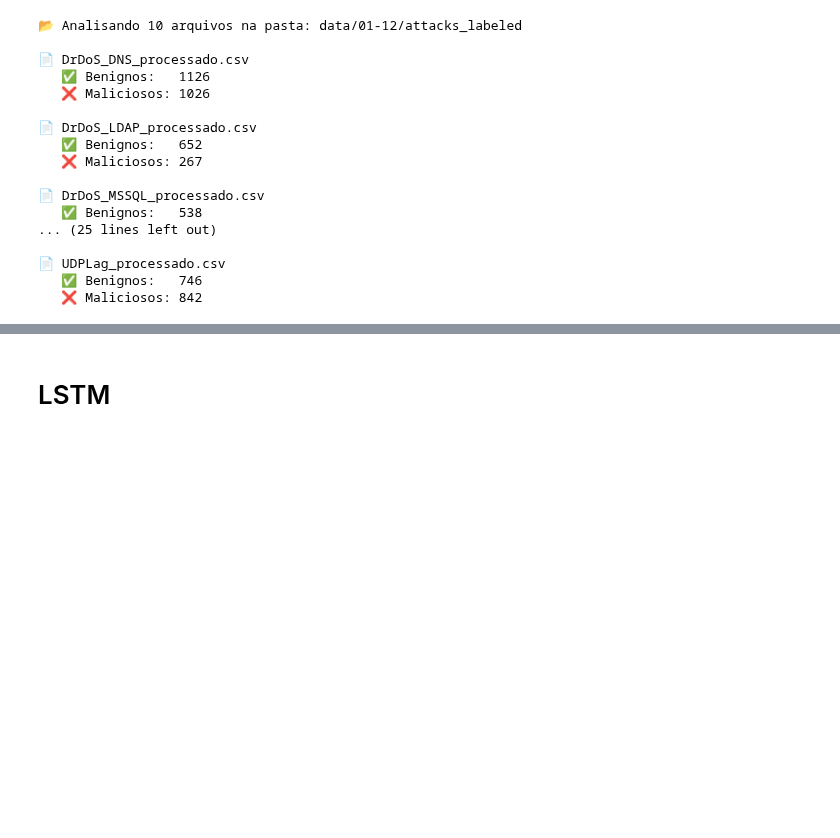
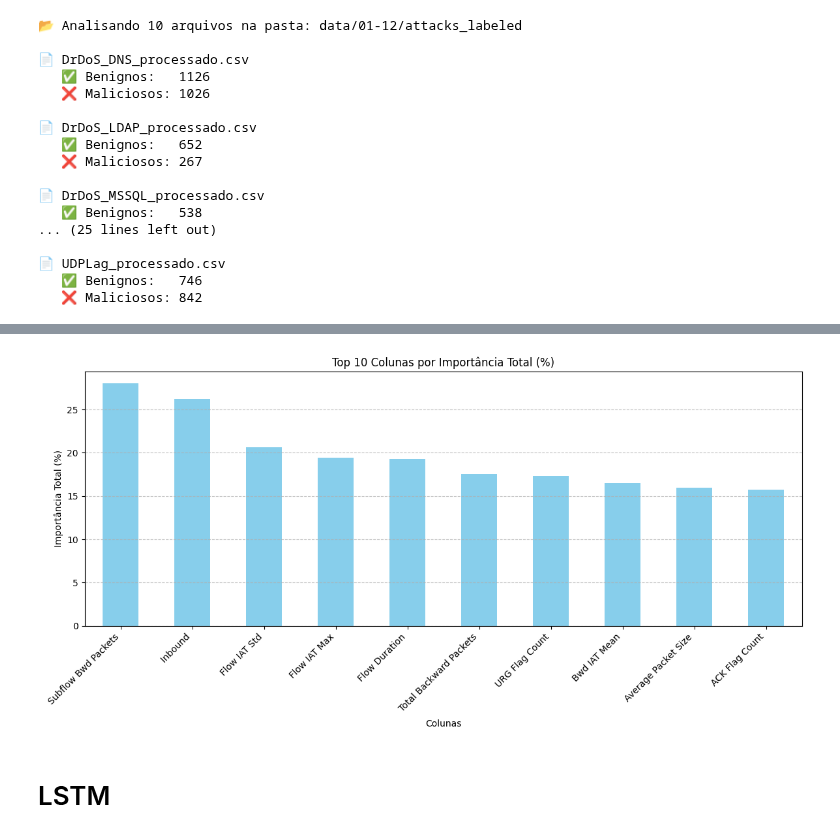
Before and after one commit to iRocktys/anomalyDetection, a Jupyter notebook: model.ipynb, the cells around one changed output, grey strips where cells are left out. Cells and saved outputs as stored; diff of their text form; code cells hidden in the pictures; blank space fills up the shorter version.

```diff
--- a/model.ipynb
+++ b/model.ipynb
@@ -681,3 +670,7 @@ analyze_csv_with_feature_importance(csv_files, output_file='data/correlacao_01-1
+# %%
+plot_top_features('data/03-11/correlacao_03-11.csv', top_n=10)
+# %% [output]
+[figure, added]
 # %% [markdown]
 # LSTM
 # %%
```
Also changed, not shown: parts of 9 cells of this notebook.
